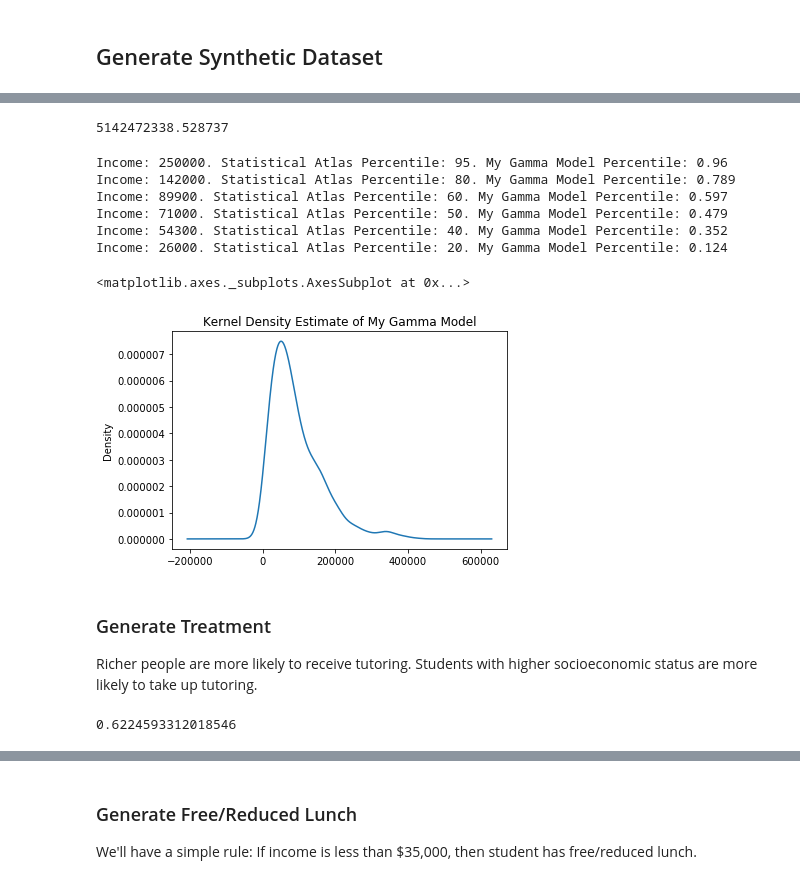
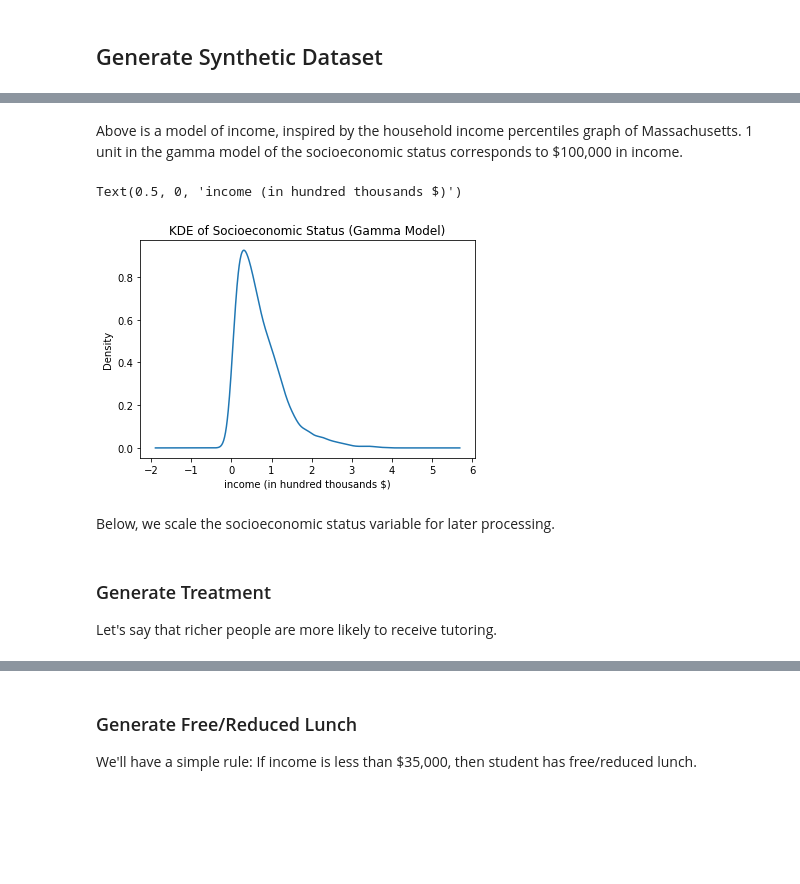
Before and after one commit to Edderic/causal-inference-presentation, a Jupyter notebook: measurement-error/measurement-error.ipynb, the cells around one changed output, grey strips where cells are left out. Cells and saved outputs as stored; diff of their text form; code cells hidden in the pictures; blank space fills up the shorter version.

```diff
--- a/measurement-error/measurement-error.ipynb
+++ b/measurement-error/measurement-error.ipynb
@@ -72,18 +68,17 @@ def print_percentiles(percentile_income, socioeconomic_status):
-# %%
-socioeconomic_status.var()
-# %% [output]
-5142472338.528737
-# %%
-print_percentiles(percentile_income, socioeconomic_status)
-# %% [output]
-Income: 250000. Statistical Atlas Percentile: 95. My Gamma Model Percentile: 0.96
-Income: 142000. Statistical Atlas Percentile: 80. My Gamma Model Percentile: 0.789
-Income: 89900. Statistical Atlas Percentile: 60. My Gamma Model Percentile: 0.597
-Income: 71000. Statistical Atlas Percentile: 50. My Gamma Model Percentile: 0.479
-Income: 54300. Statistical Atlas Percentile: 40. My Gamma Model Percentile: 0.352
-Income: 26000. Statistical Atlas Percentile: 20. My Gamma Model Percentile: 0.124
-# %%
-pd.Series(socioeconomic_status).plot.kde(title='Kernel Density Estimate of My Gamma Model')
-# %% [output]
-<matplotlib.axes._subplots.AxesSubplot at 0x...>
-[figure, removed]
+# %%
+with pm.Model() as socioecon_model:
+    pm.Gamma('socioecon', alpha=1.49, beta=2.04)
+    socioecon_prior = pm.sample_prior_predictive(samples=2000)
+# %% [markdown]
+Above is a model of income, inspired by the household income percentiles graph of Massachusetts. 1 unit in the gamma model of the socioeconomic status corresponds to \$100,000 in income.
+# %%
+df_dict = {}
+df_dict['socioeconomic_status'] = pd.Series(socioecon_prior['socioecon'])
+ax = df_dict['socioeconomic_status'].plot.kde(title='KDE of Socioeconomic Status (Gamma Model)')
+
+ax.set_xlabel('income (in hundred thousands $)')
+# %% [output]
+Text(0.5, 0, 'income (in hundred thousands $)')
+[figure, added]
+# %% [markdown]
+Below, we scale the socioeconomic status variable for later processing.
@@ -90,11 +88,7 @@ pd.Series(socioeconomic_status).plot.kde(title='Kernel Density Estimate of My Ga
 # %% [markdown]
 ### Generate Treatment
 
-Richer people are more likely to receive tutoring. Students with higher socioeconomic status are more likely to take up tutoring.
+Let's say that richer people are more likely to receive tutoring.
 # %%
 def logistic(x):
     return 1.0 / (1.0 + np.exp(-x))
-# %%
-logistic(0.5)
-# %% [output]
-0.6224593312018546
```
Also changed, not shown: parts of 65 cells of this notebook.
